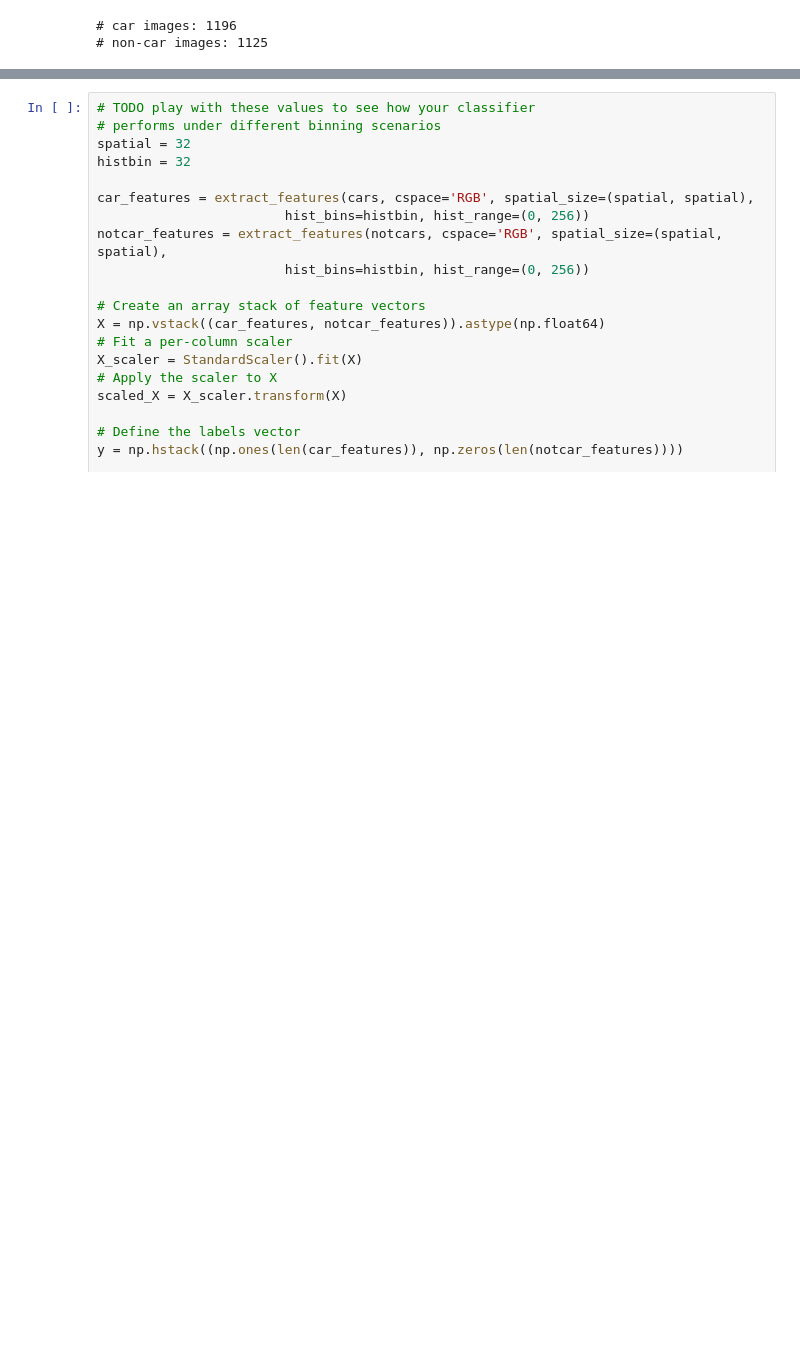
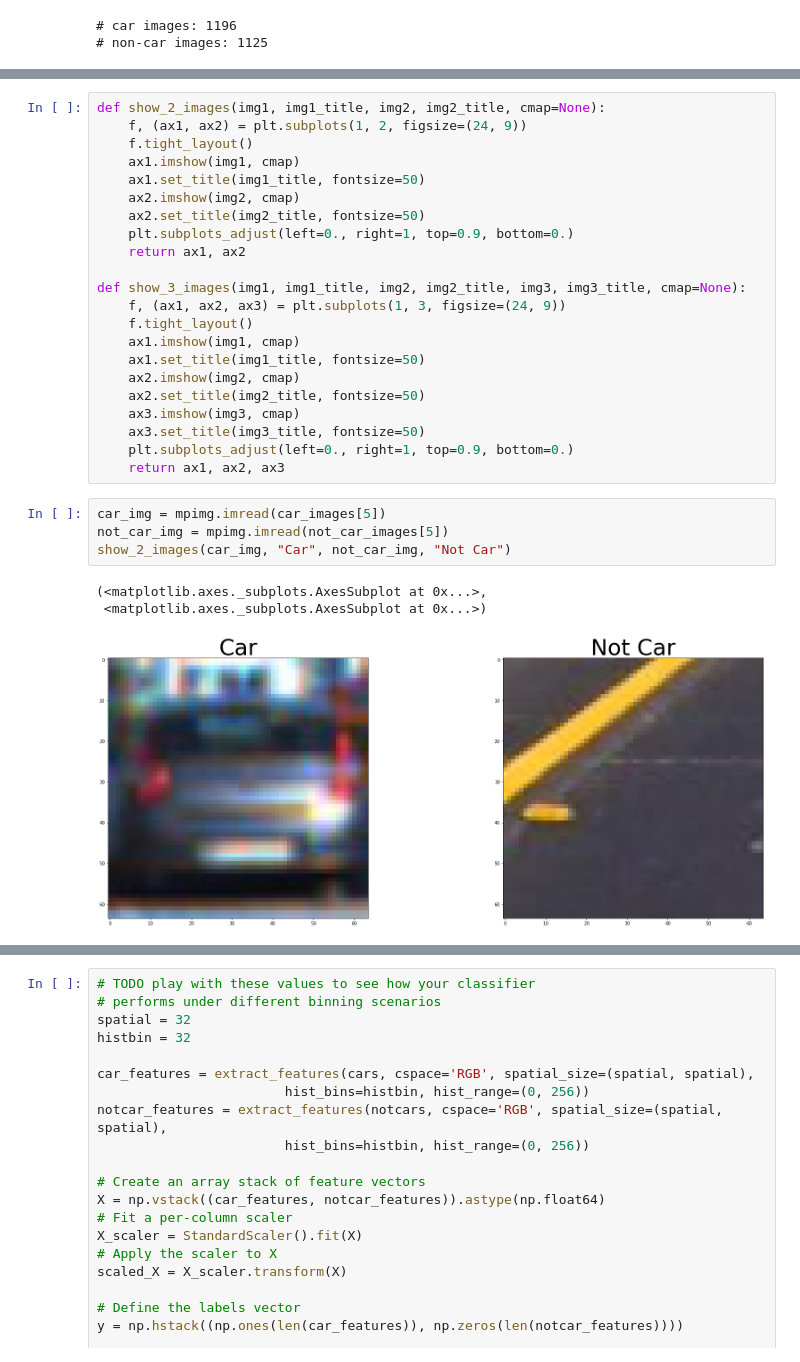
Before and after one commit to sahanagn/CarND-Vehicle-Detection-master, a Jupyter notebook: Experimental-project5.ipynb, the cells around one changed output, grey strips where cells are left out. Drawn from its saved outputs; the diff is of its cells as text; blank space fills up the shorter version.

```diff
--- a/Experimental-project5.ipynb
+++ b/Experimental-project5.ipynb
@@ -34,0 +133,30 @@ print('# non-car images:', len(notcars))
+# %%
+def show_2_images(img1, img1_title, img2, img2_title, cmap=None):
+    f, (ax1, ax2) = plt.subplots(1, 2, figsize=(24, 9))
+    f.tight_layout()
+    ax1.imshow(img1, cmap)
+    ax1.set_title(img1_title, fontsize=50)
+    ax2.imshow(img2, cmap)
+    ax2.set_title(img2_title, fontsize=50)
+    plt.subplots_adjust(left=0., right=1, top=0.9, bottom=0.)
+    return ax1, ax2
+
+def show_3_images(img1, img1_title, img2, img2_title, img3, img3_title, cmap=None):
+    f, (ax1, ax2, ax3) = plt.subplots(1, 3, figsize=(24, 9))
+    f.tight_layout()
+    ax1.imshow(img1, cmap)
+    ax1.set_title(img1_title, fontsize=50)
+    ax2.imshow(img2, cmap)
+    ax2.set_title(img2_title, fontsize=50)
+    ax3.imshow(img3, cmap)
+    ax3.set_title(img3_title, fontsize=50)
+    plt.subplots_adjust(left=0., right=1, top=0.9, bottom=0.)
+    return ax1, ax2, ax3
+# %%
+car_img = mpimg.imread(car_images[5])
+not_car_img = mpimg.imread(not_car_images[5])
+show_2_images(car_img, "Car", not_car_img, "Not Car")
+# %% [output]
+(<matplotlib.axes._subplots.AxesSubplot at 0x...>,
+ <matplotlib.axes._subplots.AxesSubplot at 0x...>)
+[figure, added]
```
Also changed, not shown: parts of 3 cells of this notebook.
